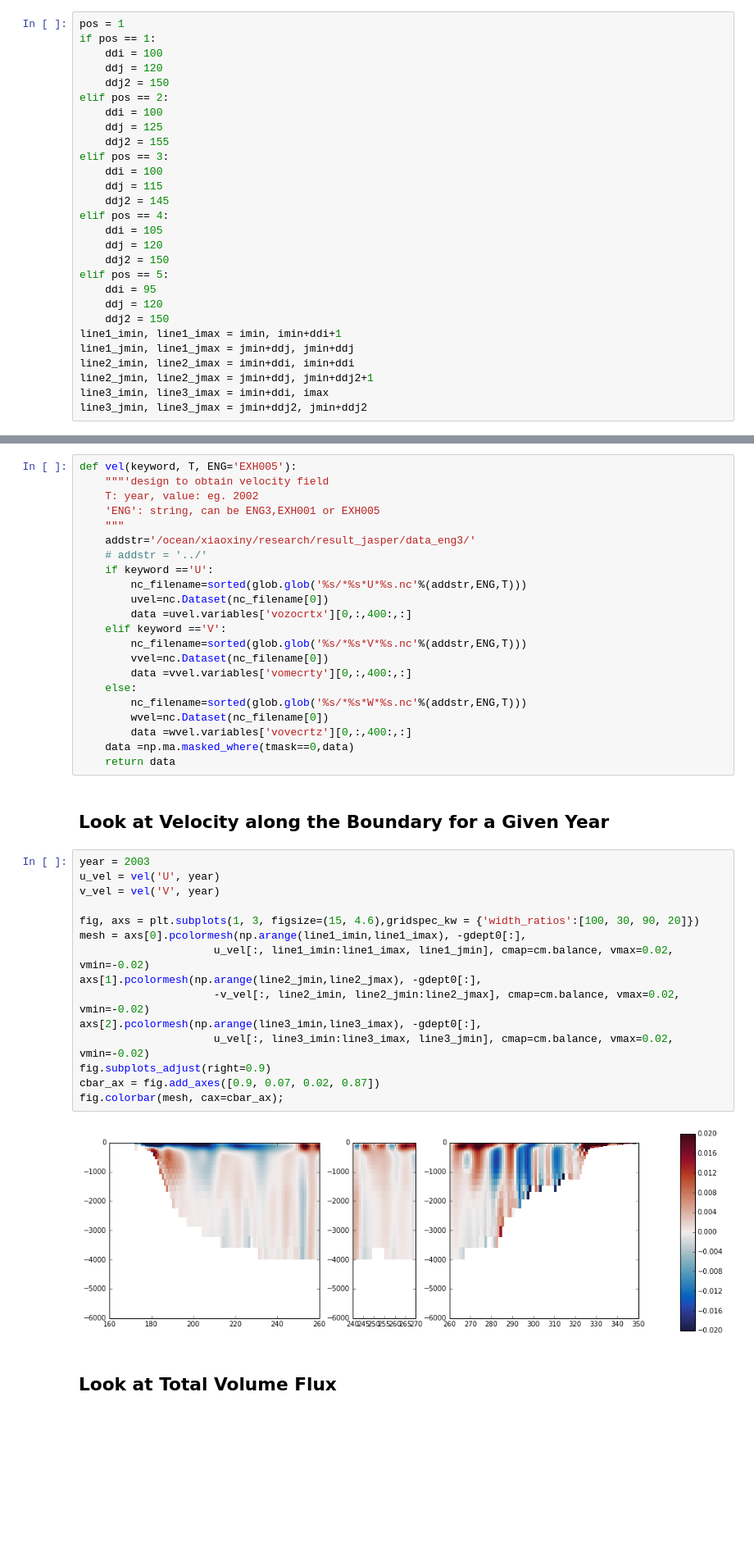
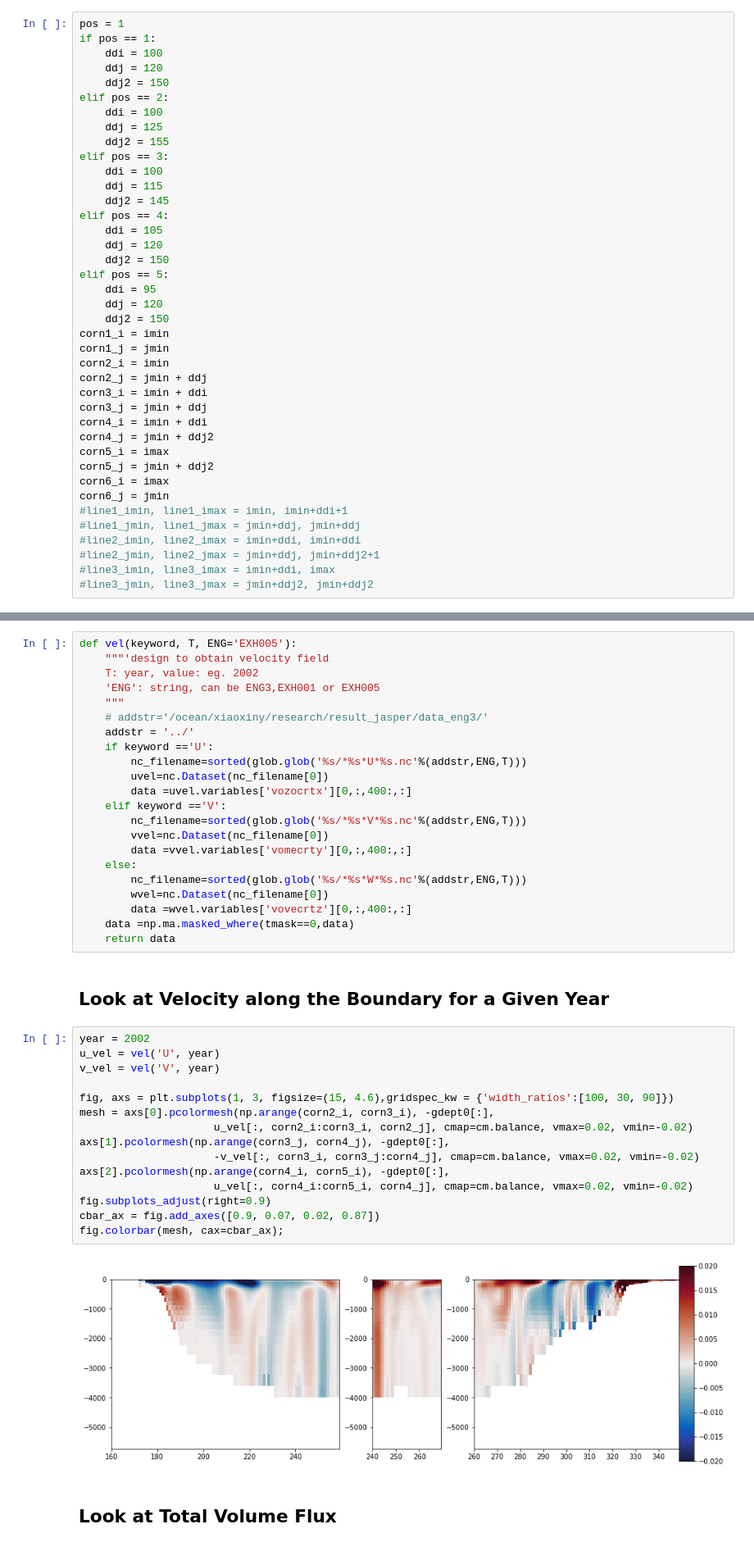
Before and after one commit to UBC-MOAD/analysis-cindy, a Jupyter notebook: proj2_notebooks/Susans.ipynb, the cells around one changed output, grey strips where cells are left out. Shown at 82% size. Saved outputs shown, nothing was run; the diff lists cells and outputs as text; blank space fills up the shorter version.

```diff
--- a/proj2_notebooks/Susans.ipynb
+++ b/proj2_notebooks/Susans.ipynb
@@ -58,12 +62,24 @@ elif pos == 5:
     ddi = 95
     ddj = 120
     ddj2 = 150
-line1_imin, line1_imax = imin, imin+ddi+1
-line1_jmin, line1_jmax = jmin+ddj, jmin+ddj
-line2_imin, line2_imax = imin+ddi, imin+ddi
-line2_jmin, line2_jmax = jmin+ddj, jmin+ddj2+1
-line3_imin, line3_imax = imin+ddi, imax
-line3_jmin, line3_jmax = jmin+ddj2, jmin+ddj2
+corn1_i = imin
+corn1_j = jmin
+corn2_i = imin
+corn2_j = jmin + ddj
+corn3_i = imin + ddi
+corn3_j = jmin + ddj
+corn4_i = imin + ddi
+corn4_j = jmin + ddj2
+corn5_i = imax
+corn5_j = jmin + ddj2
+corn6_i = imax
+corn6_j = jmin
+#line1_imin, line1_imax = imin, imin+ddi+1
+#line1_jmin, line1_jmax = jmin+ddj, jmin+ddj
+#line2_imin, line2_imax = imin+ddi, imin+ddi
+#line2_jmin, line2_jmax = jmin+ddj, jmin+ddj2+1
+#line3_imin, line3_imax = imin+ddi, imax
+#line3_jmin, line3_jmax = jmin+ddj2, jmin+ddj2
 # %% [markdown]
 ## Look at the position and Bathymetry along the boundary line(s)
 # %%
@@ -92,8 +107,8 @@ def vel(keyword, T, ENG='EXH005'):
     T: year, value: eg. 2002
     'ENG': string, can be ENG3,EXH001 or EXH005
     """
-    addstr='/ocean/xiaoxiny/research/result_jasper/data_eng3/'
-    # addstr = '../'
+    # addstr='/ocean/xiaoxiny/research/result_jasper/data_eng3/'
+    addstr = '../'
     if keyword =='U':
         nc_filename=sorted(glob.glob('%s/*%s*U*%s.nc'%(addstr,ENG,T)))
         uvel=nc.Dataset(nc_filename[0])
@@ -111,22 +126,22 @@ def vel(keyword, T, ENG='EXH005'):
 # %% [markdown]
 ## Look at Velocity along the Boundary for a Given Year
 # %%
-year = 2003
+year = 2002
 u_vel = vel('U', year)
 v_vel = vel('V', year)
 
-fig, axs = plt.subplots(1, 3, figsize=(15, 4.6),gridspec_kw = {'width_ratios':[100, 30, 90, 20]})
-mesh = axs[0].pcolormesh(np.arange(line1_imin,line1_imax), -gdept0[:],
-                     u_vel[:, line1_imin:line1_imax, line1_jmin], cmap=cm.balance, vmax=0.02, vmin=-0.02)
-axs[1].pcolormesh(np.arange(line2_jmin,line2_jmax), -gdept0[:],
-                     -v_vel[:, line2_imin, line2_jmin:line2_jmax], cmap=cm.balance, vmax=0.02, vmin=-0.02)
-axs[2].pcolormesh(np.arange(line3_imin,line3_imax), -gdept0[:],
-                     u_vel[:, line3_imin:line3_imax, line3_jmin], cmap=cm.balance, vmax=0.02, vmin=-0.02)
+fig, axs = plt.subplots(1, 3, figsize=(15, 4.6),gridspec_kw = {'width_ratios':[100, 30, 90]})
+mesh = axs[0].pcolormesh(np.arange(corn2_i, corn3_i), -gdept0[:],
+                     u_vel[:, corn2_i:corn3_i, corn2_j], cmap=cm.balance, vmax=0.02, vmin=-0.02)
+axs[1].pcolormesh(np.arange(corn3_j, corn4_j), -gdept0[:],
+                     -v_vel[:, corn3_i, corn3_j:corn4_j], cmap=cm.balance, vmax=0.02, vmin=-0.02)
+axs[2].pcolormesh(np.arange(corn4_i, corn5_i), -gdept0[:],
+                     u_vel[:, corn4_i:corn5_i, corn4_j], cmap=cm.balance, vmax=0.02, vmin=-0.02)
 fig.subplots_adjust(right=0.9)
 cbar_ax = fig.add_axes([0.9, 0.07, 0.02, 0.87])
 fig.colorbar(mesh, cax=cbar_ax);
 # %% [output]
-[figure, old version]
+[figure, new version]
 # %% [markdown]
 ## Look at Total Volume Flux
 # %%
```
Also changed, not shown: parts of 4 cells of this notebook.
